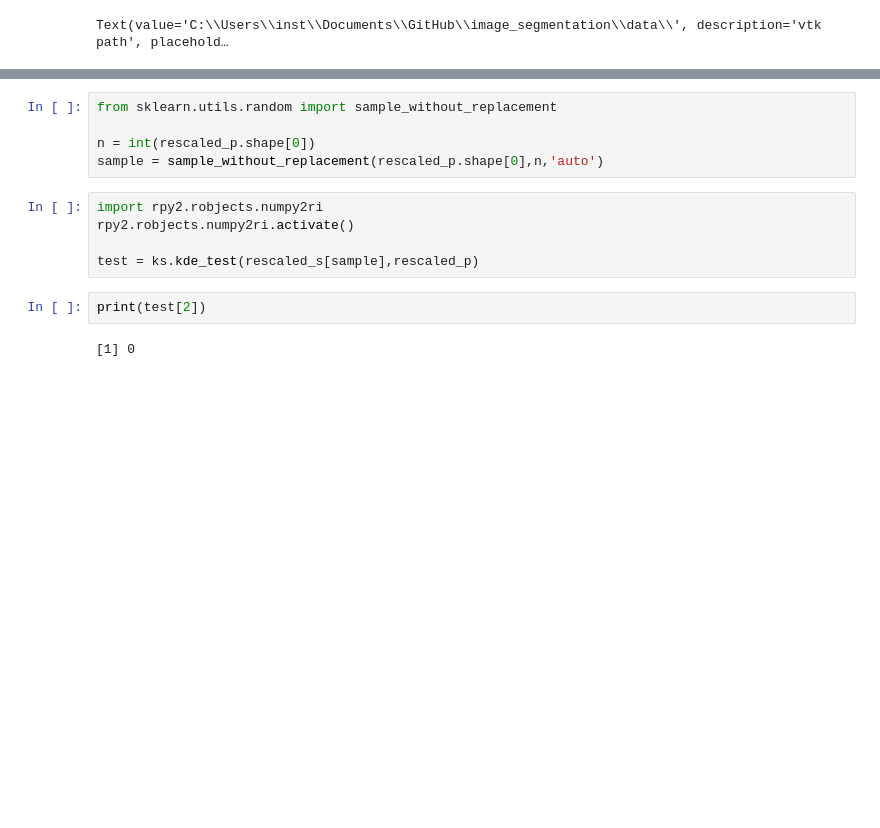
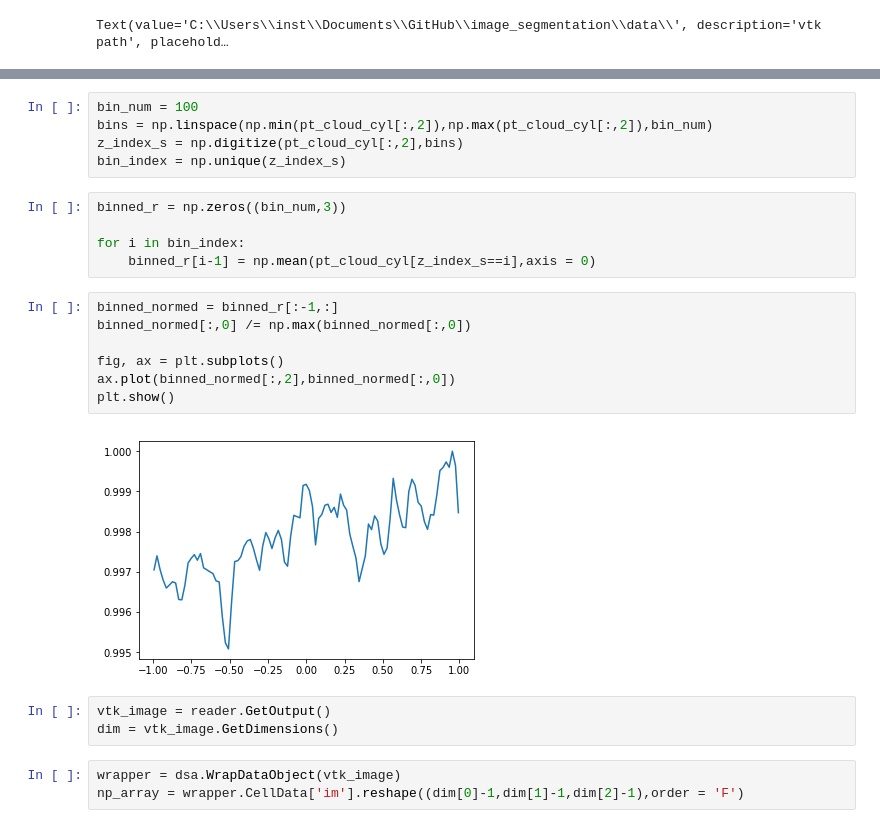
Before and after one commit to rockandsalt/image_segmentation, a Jupyter notebook: analyse_stack.ipynb, the cells around one changed output, grey strips where cells are left out. Saved outputs shown, nothing was run; the diff lists cells and outputs as text; blank space fills up the shorter version.

```diff
--- a/analyse_stack.ipynb
+++ b/analyse_stack.ipynb
@@ -132,14 +42,25 @@ rescaled_p[:,0] /= np.max(rescaled_p[:,0])
-# %%
-from sklearn.utils.random import sample_without_replacement
-
-n = int(rescaled_p.shape[0])
-sample = sample_without_replacement(rescaled_p.shape[0],n,'auto')
-# %%
-import rpy2.robjects.numpy2ri
-rpy2.robjects.numpy2ri.activate()
-
-test = ks.kde_test(rescaled_s[sample],rescaled_p)
-# %%
-print(test[2])
-# %% [output]
-[1] 0
+# %%
+bin_num = 100
+bins = np.linspace(np.min(pt_cloud_cyl[:,2]),np.max(pt_cloud_cyl[:,2]),bin_num)
+z_index_s = np.digitize(pt_cloud_cyl[:,2],bins)
+bin_index = np.unique(z_index_s)
+# %%
+binned_r = np.zeros((bin_num,3))
+
+for i in bin_index:
+    binned_r[i-1] = np.mean(pt_cloud_cyl[z_index_s==i],axis = 0)
+# %%
+binned_normed = binned_r[:-1,:]
+binned_normed[:,0] /= np.max(binned_normed[:,0])
+
+fig, ax = plt.subplots()
+ax.plot(binned_normed[:,2],binned_normed[:,0])
+plt.show()
+# %% [output]
+[figure, added]
+# %%
+vtk_image = reader.GetOutput()
+dim = vtk_image.GetDimensions()
+# %%
+wrapper = dsa.WrapDataObject(vtk_image)
+np_array = wrapper.CellData['im'].reshape((dim[0]-1,dim[1]-1,dim[2]-1),order = 'F')
```
Also changed, not shown: parts of 13 cells of this notebook.
